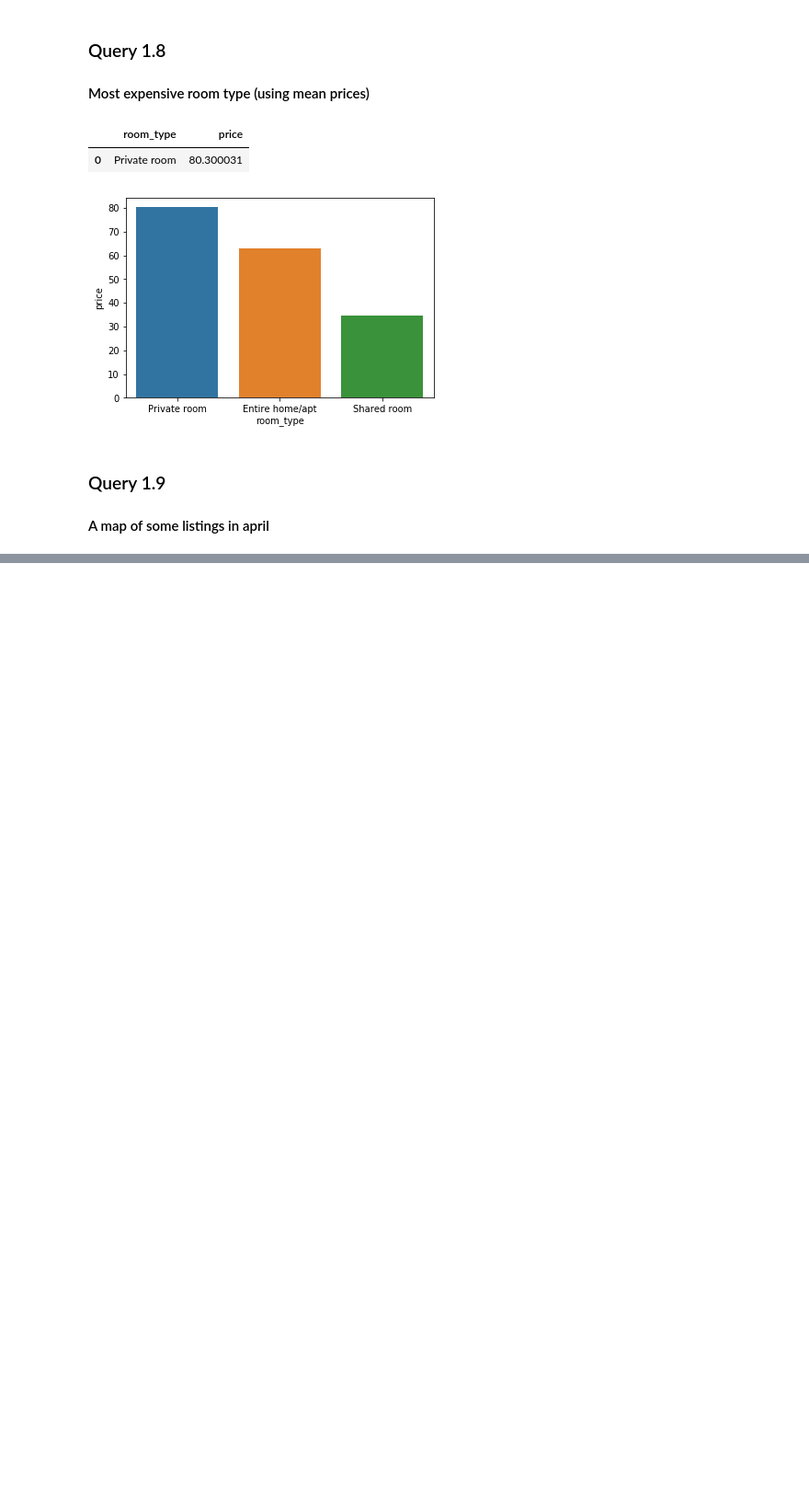
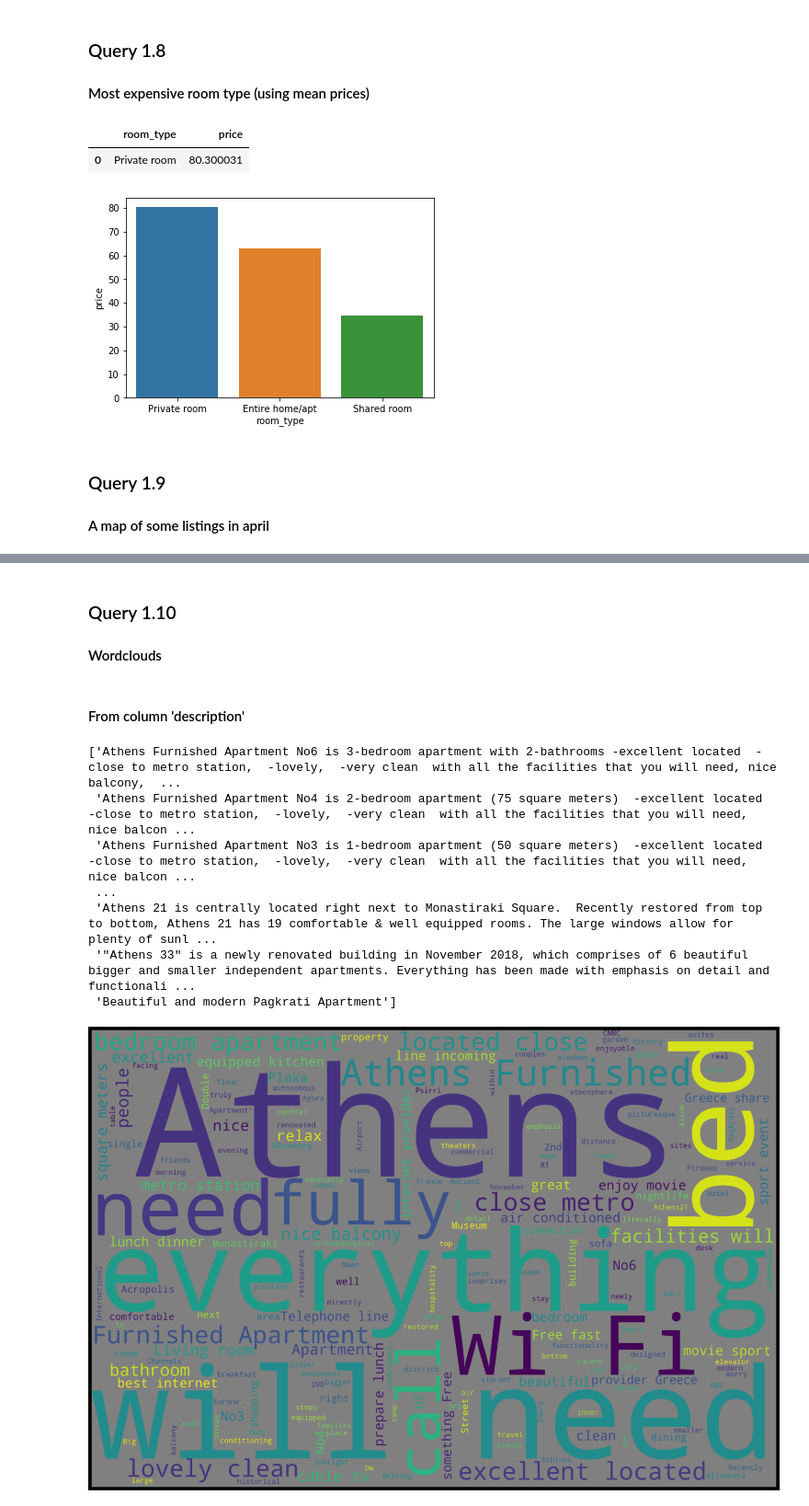
Before and after one commit to jdaridis/Airbnb-Mining, a Jupyter notebook: src/Q1.ipynb, the cells around one changed output, grey strips where cells are left out. Shown at 92% size. Saved outputs shown, nothing was run; the diff lists cells and outputs as text; code cells hidden in the pictures; blank space fills up the shorter version.

Commit message:
added wordclouds

```diff
--- a/src/Q1.ipynb
+++ b/src/Q1.ipynb
@@ -201,3 +202,35 @@ map
 #map.save('april_listings.html')
 # %%
 #HTML(filename='april_listings.html')
+# %% [markdown]
+### Query 1.10
+#### Wordclouds
+# %% [markdown]
+#### From column 'description'
+# %%
+train = train.replace(to_replace = {'description':'Wi Fi'}, value='WiFi', regex=False)
+train = train.replace(to_replace = {'description':'Wi-Fi'}, value='WiFi', regex=False)
+text = train.description.values
+print(text)
+wordcloud = WordCloud(
+    width = 3000,
+    height = 2000,
+    background_color = 'gray',
+    stopwords = STOPWORDS).generate(str(text))
+fig = plt.figure(
+    figsize = (20, 15),
+    facecolor = 'k',
+    edgecolor = 'k')
+plt.imshow(wordcloud, interpolation = 'bilinear')
+plt.axis('off')
+plt.tight_layout(pad=0)
+plt.show()
+# %% [output]
+['Athens Furnished Apartment No6 is 3-bedroom apartment with 2-bathrooms -excellent located  -close to metro station,  -lovely,  -very clean  with all the facilities that you will need, nice balcony,  ...
+ 'Athens Furnished Apartment No4 is 2-bedroom apartment (75 square meters)  -excellent located  -close to metro station,  -lovely,  -very clean  with all the facilities that you will need, nice balcon ...
+ 'Athens Furnished Apartment No3 is 1-bedroom apartment (50 square meters)  -excellent located  -close to metro station,  -lovely,  -very clean  with all the facilities that you will need, nice balcon ...
+ ...
+ 'Athens 21 is centrally located right next to Monastiraki Square.  Recently restored from top to bottom, Athens 21 has 19 comfortable & well equipped rooms. The large windows allow for plenty of sunl ...
+ '"Athens 33" is a newly renovated building in November 2018, which comprises of 6 beautiful bigger and smaller independent apartments. Everything has been made with emphasis on detail and functionali ...
+ 'Beautiful and modern Pagkrati Apartment']
+[figure, added]
```
Also changed, not shown: parts of 3 cells of this notebook.
